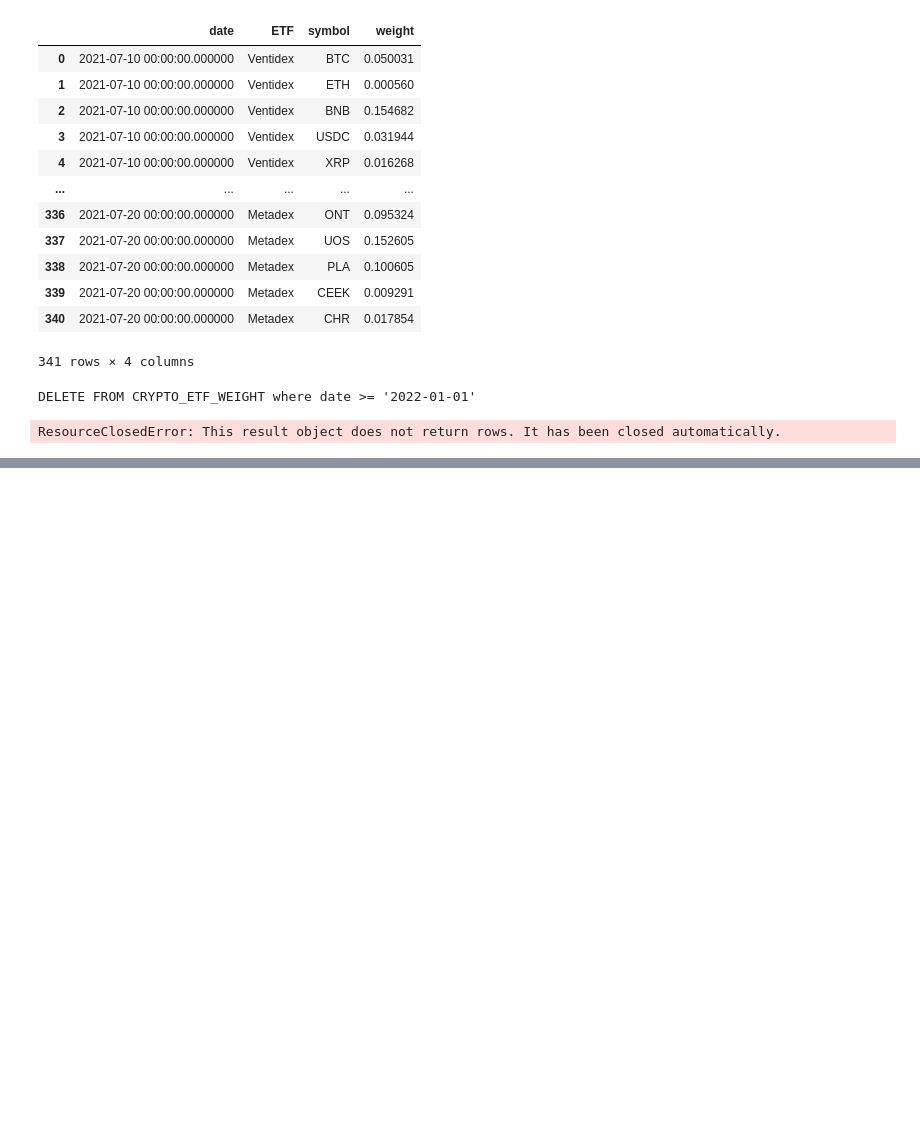
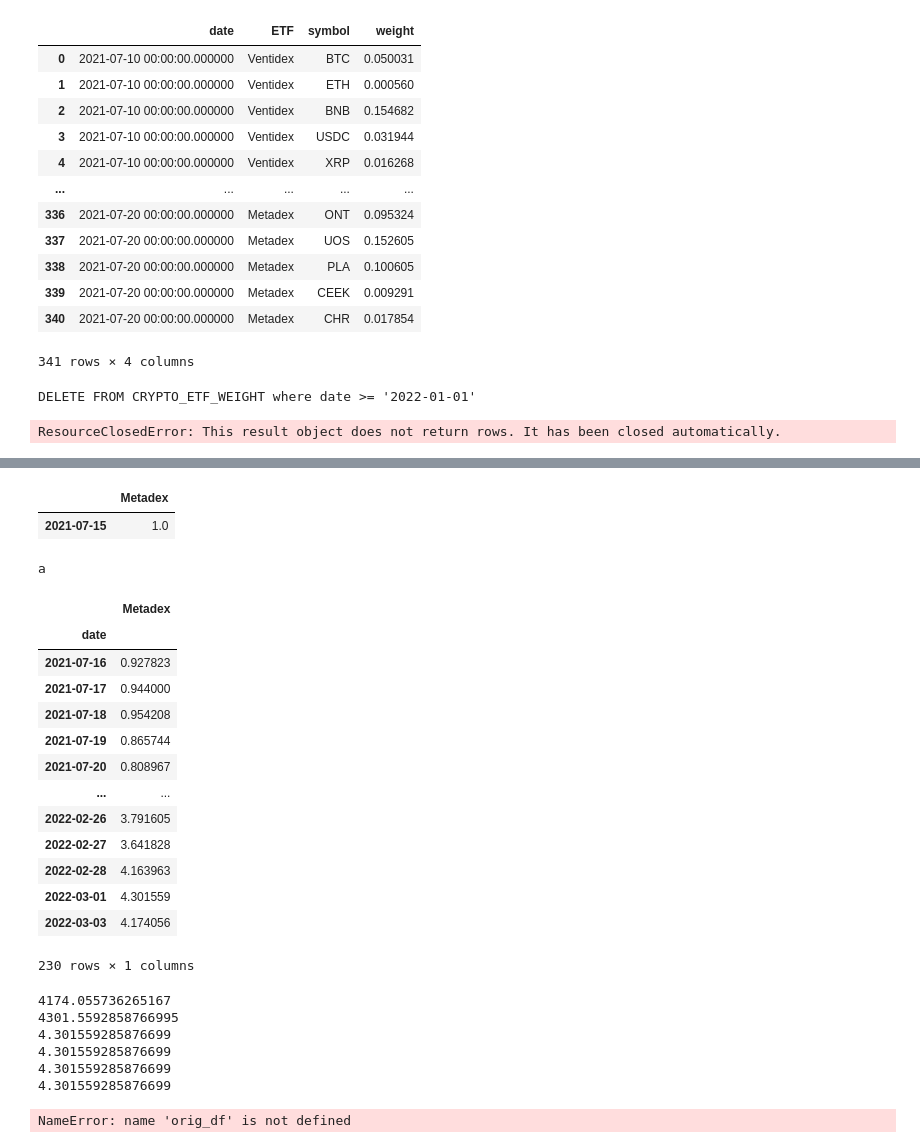
Before and after one commit to stefimaz/Numisma, a Jupyter notebook: CryptoAnalyzer.ipynb, the cells around one changed output, grey strips where cells are left out. Drawn from its saved outputs; the diff is of its cells as text; code cells hidden in the pictures; blank space fills up the shorter version.

```diff
--- a/CryptoAnalyzer.ipynb
+++ b/CryptoAnalyzer.ipynb
@@ -298,3 +294,66 @@ Cumulative_returns_daily.tail(5)
+# %%
+
+orig_df = pd.DataFrame({etf_name: '1.0'}, index = [date(2021, 7, 15)])
+our_etf_df.app
+# %% [output]
+|  | Metadex |
+| 2021-07-15 | 1.0 |
+# %%
+run_date = date(2022, 3, 3) #date.today()
+etf_name = 'Metadex'
+
+
+##################### load Data ##################
+curr_weight = coinData.get_etf_weight_by_date(etf_name, run_date)
+orig_date = date(2021, 7, 15) # Intercept date -- do not change
+orig_weight = coinData.get_etf_weight_by_date(etf_name, orig_date)
+etf_list_array = orig_weight['symbol'].to_numpy()
+etf_return = coinData.get_etf_cum_return(etf_name, orig_weight, run_date, orig_date)
+display(etf_return)
+#curr_price = (cum_return_df[etf_name]).tail(1)*1000
+curr_return = etf_return.iloc[-1][etf_name]
+d1_return = etf_return.iloc[-2][etf_name]
+w1_return = etf_return.iloc[-2][etf_name]
+m1_return = etf_return.iloc[-2][etf_name]
+m3_return = etf_return.iloc[-2][etf_name]
+m6_return = etf_return.iloc[-2][etf_name]
+
+print(curr_return*1000)
+print(d1_return*1000)
+print(w1_return)
+print(m1_return)
+print(m3_return)
+print(m6_return)
+
+curr_return = etf_return.iloc[0][etf_name]
+d1_return = etf_return.iloc[-1][etf_name]
+# %% [output]
+a
+|  | Metadex |
+| date |  |
+| 2021-07-16 | 0.927823 |
+| 2021-07-17 | 0.944000 |
+| 2021-07-18 | 0.954208 |
+| 2021-07-19 | 0.865744 |
+| 2021-07-20 | 0.808967 |
+| ... | ... |
+| 2022-02-26 | 3.791605 |
+| 2022-02-27 | 3.641828 |
+| 2022-02-28 | 4.163963 |
+| 2022-03-01 | 4.301559 |
+| 2022-03-03 | 4.174056 |
+230 rows × 1 columns
+4174.055736265167
+4301.5592858766995
+4.301559285876699
+4.301559285876699
+4.301559285876699
+4.301559285876699
+# %%
+cum_return_df = pd.concat([orig_df,cum_return_df]).reset_index(drop = True)
+display(cum_return_df)
+# %% [output]
+NameError: name 'orig_df' is not defined
 # %%
 display(daily_return_matrix[['BTC','ETH','DPI']])
 # %%
```
Also changed, not shown: parts of 8 cells of this notebook, 2 other files.
